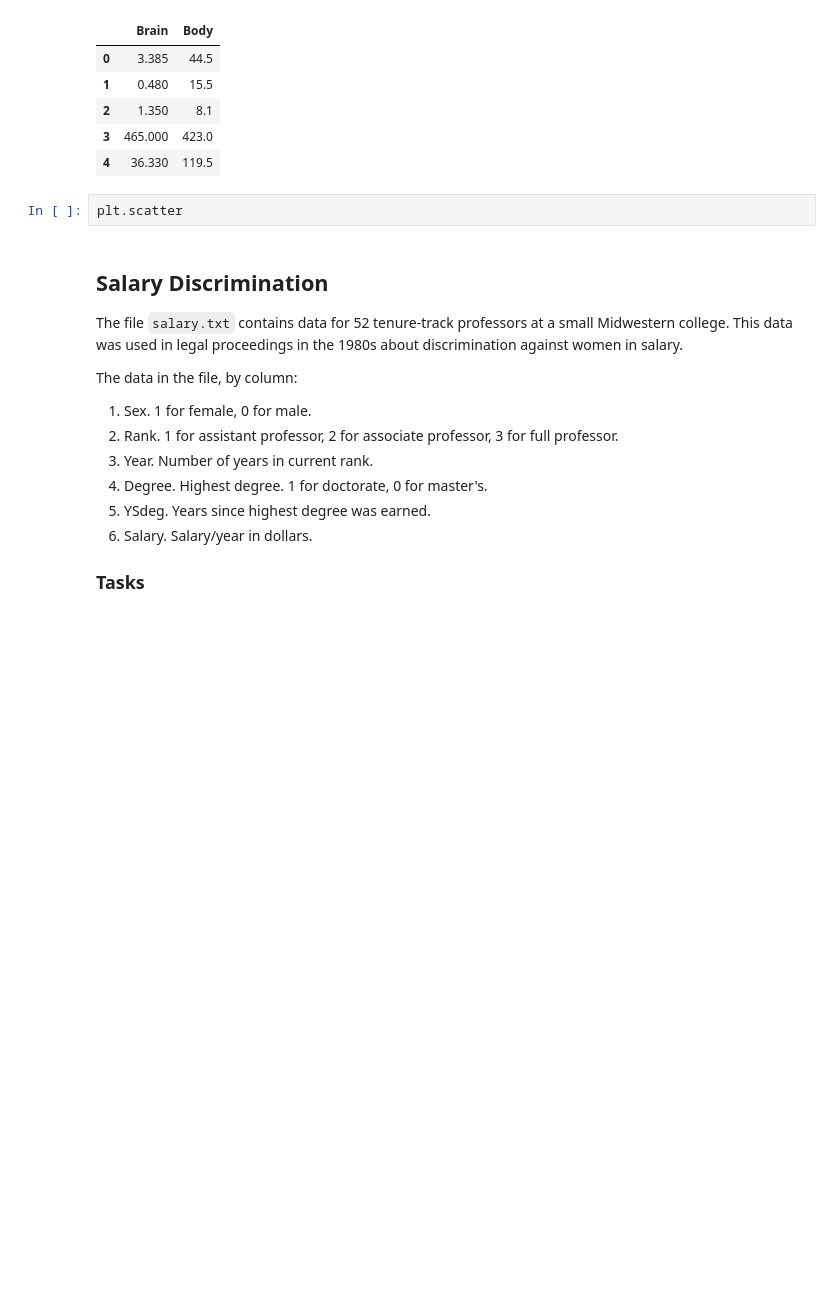
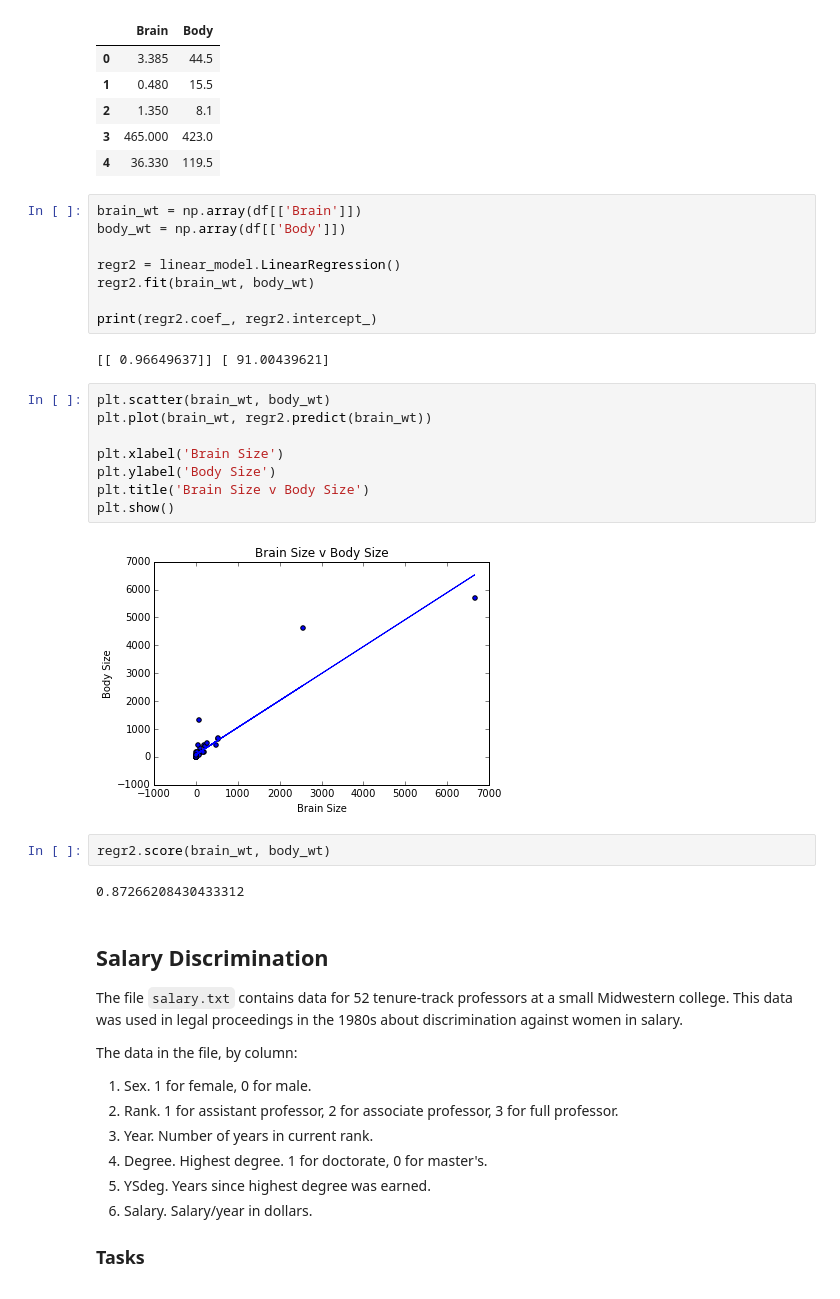
Before and after one commit to JermaineKee/Linear-Regression, a Jupyter notebook: simple-linear-regression.ipynb, the cells around one changed output. Drawn from its saved outputs; the diff is of its cells as text; blank space fills up the shorter version.

```diff
--- a/simple-linear-regression.ipynb
+++ b/simple-linear-regression.ipynb
@@ -102,8 +90,30 @@ df.head()
 | 2 | 1.350 | 8.1 |
 | 3 | 465.000 | 423.0 |
 | 4 | 36.330 | 119.5 |
-# %%
-plt.scatter
+# %%
+brain_wt = np.array(df[['Brain']])
+body_wt = np.array(df[['Body']])
+
+regr2 = linear_model.LinearRegression()
+regr2.fit(brain_wt, body_wt)
+
+print(regr2.coef_, regr2.intercept_)
+# %% [output]
+[[ 0.96649637]] [ 91.00439621]
+# %%
+plt.scatter(brain_wt, body_wt)
+plt.plot(brain_wt, regr2.predict(brain_wt))
+
+plt.xlabel('Brain Size')
+plt.ylabel('Body Size')
+plt.title('Brain Size v Body Size')
+plt.show()
+# %% [output]
+[figure, added]
+# %%
+regr2.score(brain_wt, body_wt)
+# %% [output]
+0.87266208430433312
 # %% [markdown]
 ## Salary Discrimination
 
```
Also changed, not shown: parts of 19 cells of this notebook.
